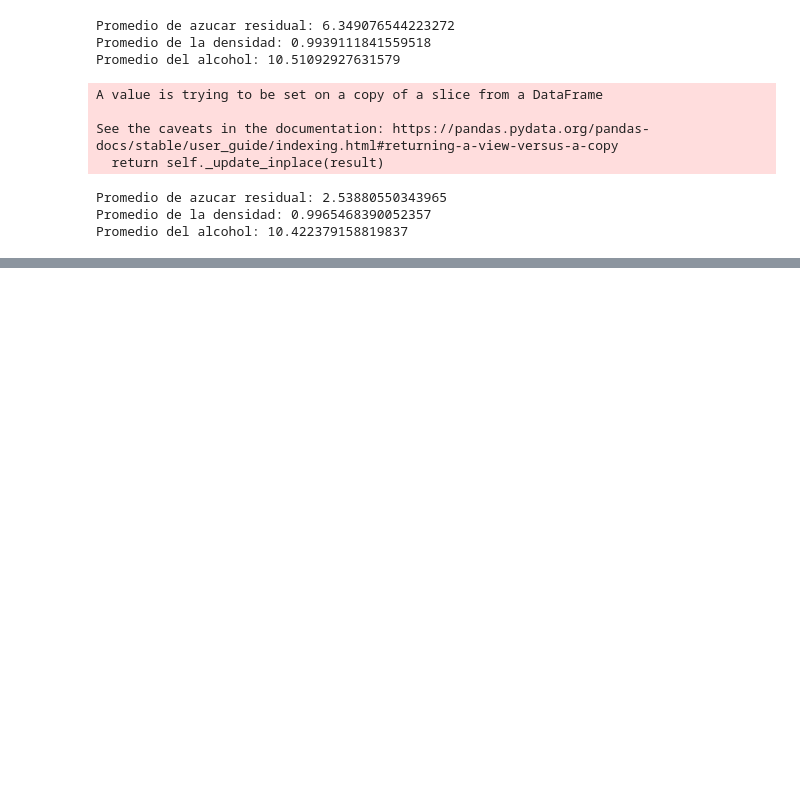
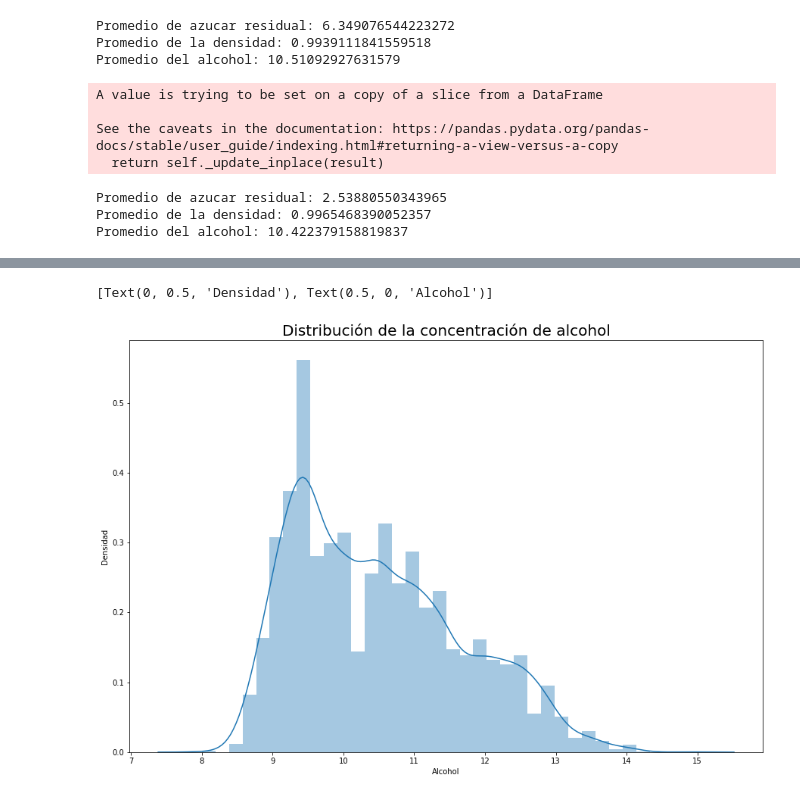
Before and after one commit to cfierrom/Tarea-2-Taller-de-Python-para-Ciencias-de-Datos, a Jupyter notebook: Tarea 2-checkpoint.ipynb, the cells around one changed output, grey strips where cells are left out. Cells and saved outputs as stored; diff of their text form; code cells hidden in the pictures; blank space fills up the shorter version.

```diff
--- a/Tarea 2-checkpoint.ipynb
+++ b/Tarea 2-checkpoint.ipynb
@@ -208,0 +267,11 @@ Promedio del alcohol: 10.422379158819837
+# %%
+import seaborn as sns
+import matplotlib.pyplot as plt
+
+plt.figure(figsize=(15,10))
+ax = sns.distplot(df['alcohol'])
+ax.set_title('Distribución de la concentración de alcohol', size=20)
+ax.set(ylabel='Densidad', xlabel='Alcohol')
+# %% [output]
+[Text(0, 0.5, 'Densidad'), Text(0.5, 0, 'Alcohol')]
+[figure, added]
```
Also changed, not shown: parts of 23 cells of this notebook.
